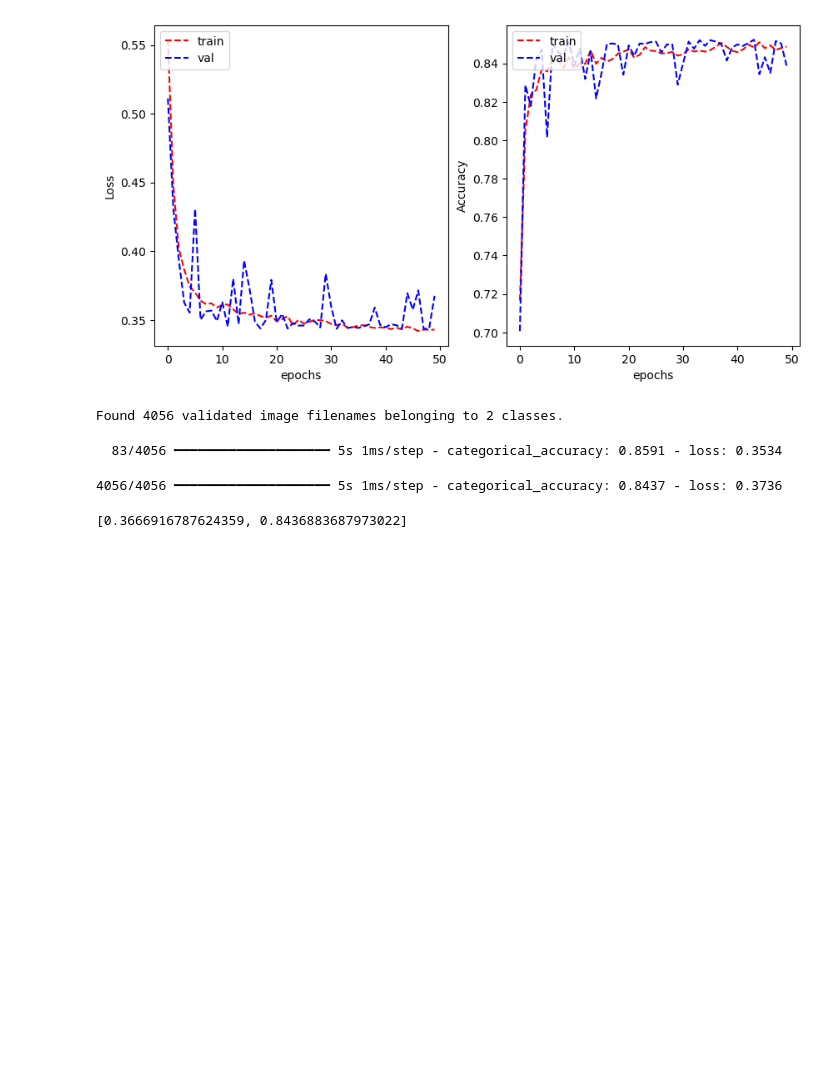
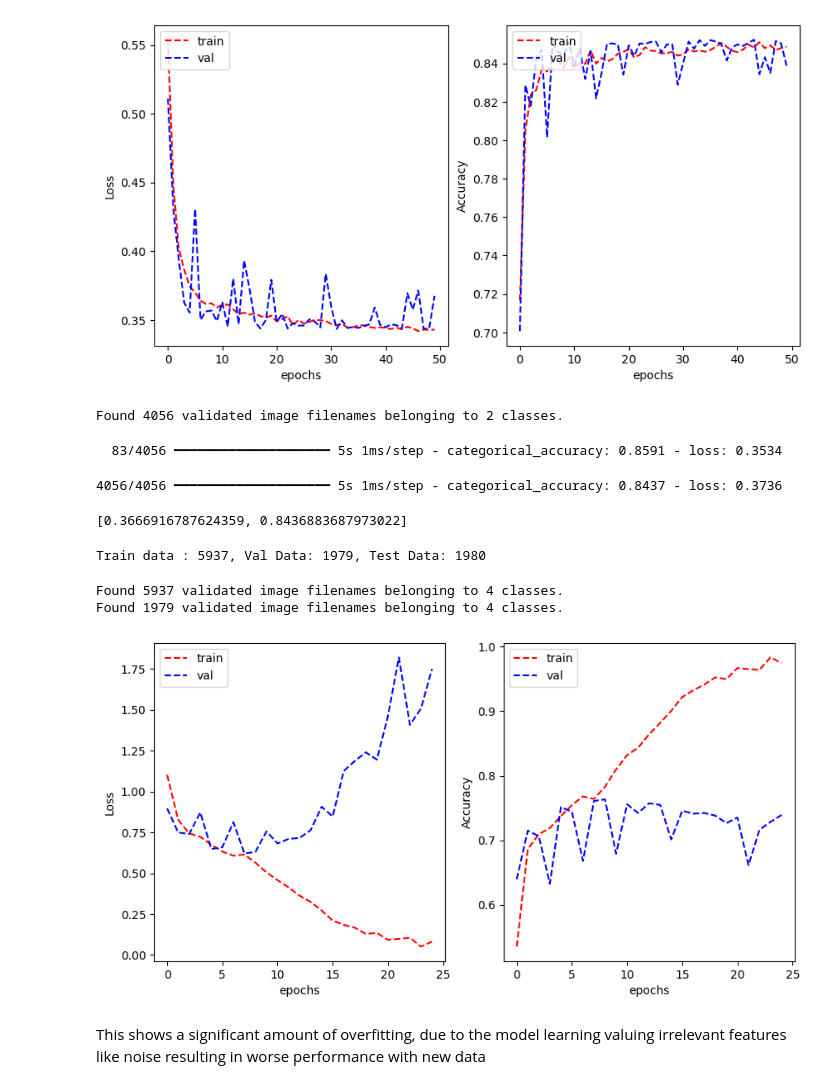
Before and after one commit to HarrisonOrosz/MLAssignment2, a Jupyter notebook: Assignment 2 Workbook.ipynb, the cells around one changed output. Drawn from its saved outputs; the diff is of its cells as text; code cells hidden in the pictures; blank space fills up the shorter version.

Commit message:
Added in classification, currently overfits but works

```diff
--- a/Assignment 2 Workbook.ipynb
+++ b/Assignment 2 Workbook.ipynb
@@ -151,0 +156,71 @@ model.evaluate(test_generator)
+# %%
+train_data_type, test_data_type = train_test_split(data_type, test_size=0.2, random_state=42)
+train_data_type, val_data_type = train_test_split(train_data_type, test_size=0.25, random_state=42)
+
+print("Train data : {}, Val Data: {}, Test Data: {}".format(train_data_type.shape[0], val_data_type.shape[0], test_data_type.shape[0]))
+# %% [output]
+Train data : 5937, Val Data: 1979, Test Data: 1980
+# %%
+train_data_type['cellType'] = train_data_type['cellType'].astype('str')
+val_data_type['cellType'] = val_data_type['cellType'].astype('str')
+
+train_datagen = ImageDataGenerator(rescale=1./255, data_format='channels_last')
+val_datagen = ImageDataGenerator(rescale=1./255, data_format='channels_last')
+
+batch_size = 32
+
+train_generator = train_datagen.flow_from_dataframe(
+        dataframe=train_data_type,
+        directory="./patch_images/",
+        x_col="ImageName",
+        y_col="cellType",
+        target_size=(32, 32),
+        batch_size=batch_size,
+        class_mode='categorical')
+
+validation_generator = val_datagen.flow_from_dataframe(
+        dataframe=val_data_type,
+        directory="./patch_images/",
+        x_col="ImageName",
+        y_col="cellType",
+        target_size=(32, 32),
+        batch_size=batch_size,
+        class_mode='categorical')
+# %% [output]
+Found 5937 validated image filenames belonging to 4 classes.
+Found 1979 validated image filenames belonging to 4 classes.
+# %%
+model_VGG_1 = tf.keras.Sequential([
+    #VGG block 1
+    tf.keras.layers.Conv2D(32, (3, 3), activation='relu', padding='same', input_shape=(32, 32, 3)),
+    tf.keras.layers.Conv2D(32, (3, 3), activation='relu', padding='same'),
+    tf.keras.layers.MaxPooling2D((2, 2)),
+
+    #VGG block 2
+    tf.keras.layers.Conv2D(64, (3, 3), activation='relu', padding='same'),
+    tf.keras.layers.Conv2D(64, (3, 3), activation='relu', padding='same'),
+    tf.keras.layers.MaxPooling2D((2, 2)),
+
+    #VGG block 3
+    tf.keras.layers.Conv2D(128, (3, 3), activation='relu', padding='same'),
+    tf.keras.layers.Conv2D(128, (3, 3), activation='relu', padding='same'),
+    tf.keras.layers.MaxPooling2D((2, 2)),
+
+    tf.keras.layers.Flatten(),
+    tf.keras.layers.Dense(128, activation='relu'),
+    tf.keras.layers.Dense(4),
+])
+# %%
+model_VGG_1.compile(optimizer='adam',
+              loss=tf.keras.losses.CategoricalCrossentropy(from_logits=True),
+              metrics=['categorical_accuracy'])
+# %%
+history_VGG_1 = model_VGG_1.fit(train_generator, validation_data = validation_generator, epochs=25, verbose=0)
+# %%
+plot_learning_curve(history_VGG_1.history['loss'], history_VGG_1.history['val_loss'],
+                    history_VGG_1.history['categorical_accuracy'], history_VGG_1.history['val_categorical_accuracy'],
+                    metric_name='Accuracy')
+# %% [output]
+[figure, added]
+# %% [markdown]
+This shows a significant amount of overfitting, due to the model learning valuing irrelevant features like noise resulting in worse performance with new data
```
Also changed, not shown: parts of 2 cells of this notebook.
